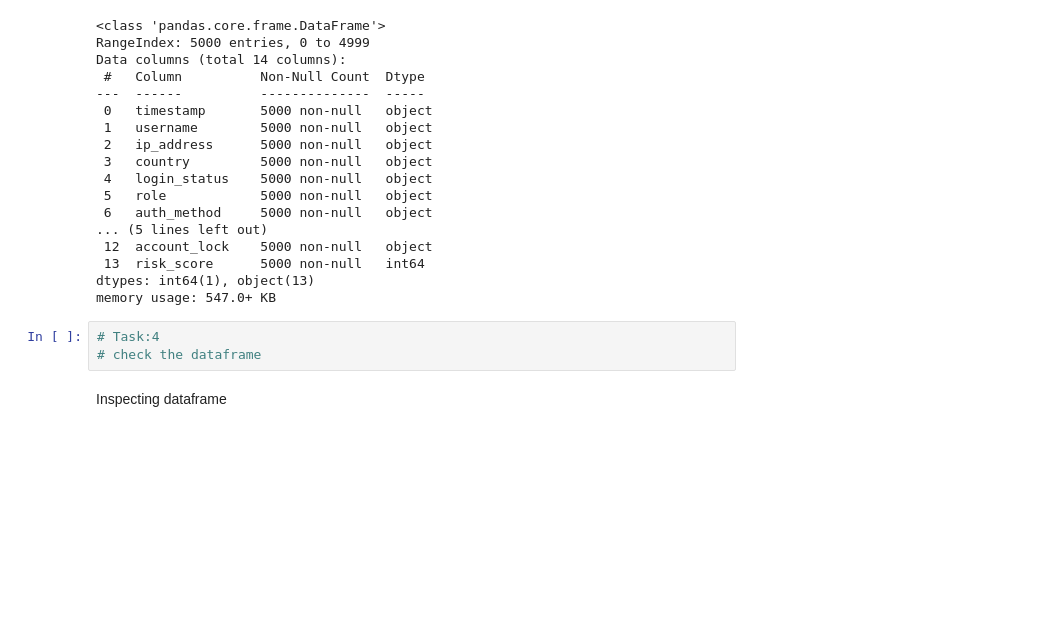
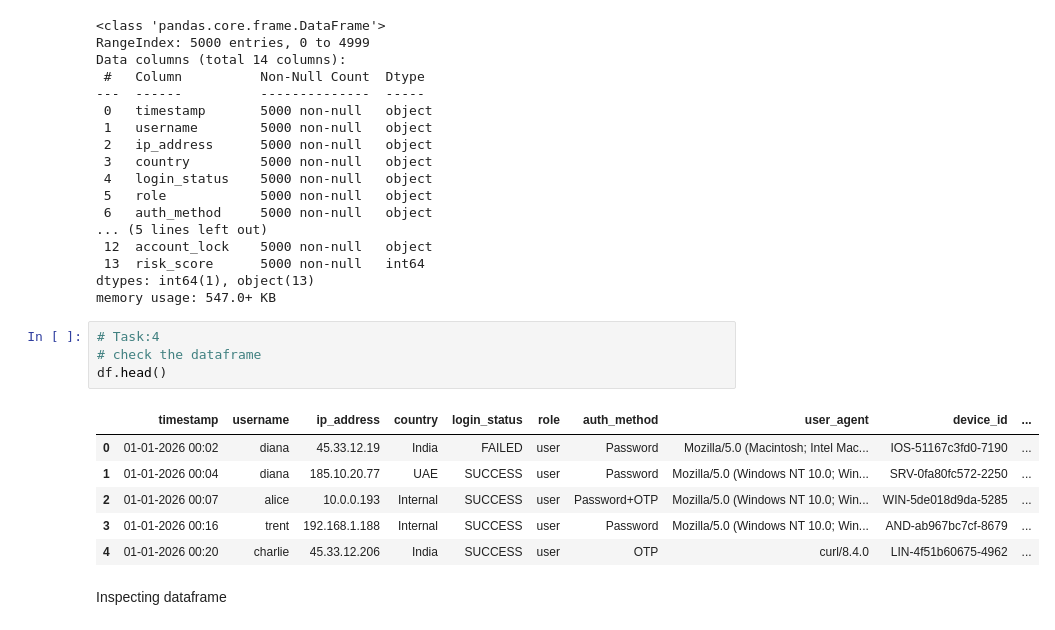
Before and after one commit to Sru-j/daily_lab_activities, a Jupyter notebook: MLC_8S.ipynb, the cells around one changed output. Drawn from its saved outputs; the diff is of its cells as text; blank space fills up the shorter version.

```diff
--- a/MLC_8S.ipynb
+++ b/MLC_8S.ipynb
@@ -67,6 +67,14 @@ memory usage: 547.0+ KB
 # %%
 # Task:4
 # check the dataframe
+df.head()
+# %% [output]
+|  | timestamp | username | ip_address | country | login_status | role | auth_method | user_agent | device_id | ... |
+| 0 | 01-01-2026 00:02 | diana | 45.33.12.19 | India | FAILED | user | Password | Mozilla/5.0 (Macintosh; Intel Mac... | IOS-51167c3fd0-7190 | ... |
+| 1 | 01-01-2026 00:04 | diana | 185.10.20.77 | UAE | SUCCESS | user | Password | Mozilla/5.0 (Windows NT 10.0; Win... | SRV-0fa80fc572-2250 | ... |
+| 2 | 01-01-2026 00:07 | alice | 10.0.0.193 | Internal | SUCCESS | user | Password+OTP | Mozilla/5.0 (Windows NT 10.0; Win... | WIN-5de018d9da-5285 | ... |
+| 3 | 01-01-2026 00:16 | trent | 192.168.1.188 | Internal | SUCCESS | user | Password | Mozilla/5.0 (Windows NT 10.0; Win... | AND-ab967bc7cf-8679 | ... |
+| 4 | 01-01-2026 00:20 | charlie | 45.33.12.206 | India | SUCCESS | user | OTP | curl/8.4.0 | LIN-4f51b60675-4962 | ... |
 # %% [markdown]
 Inspecting dataframe
 # %%
```
